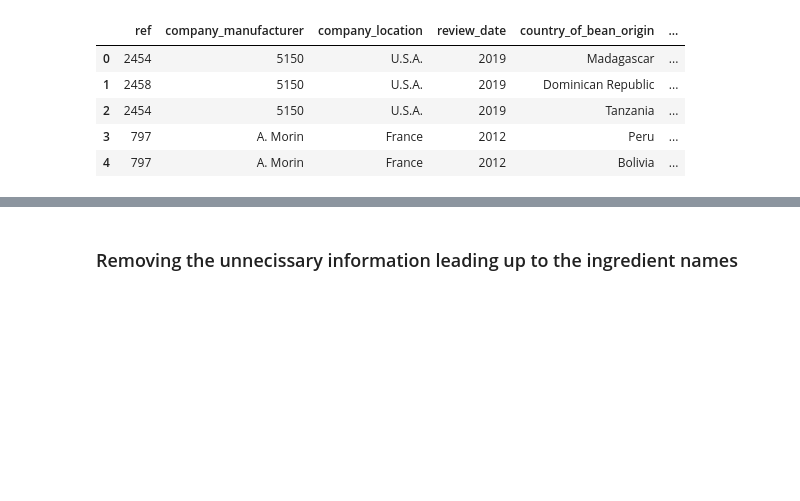
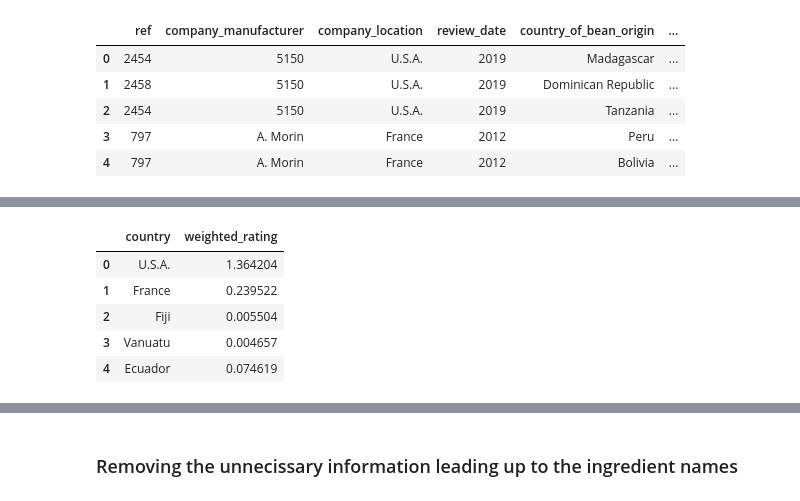
Before and after one commit to jchandleroneal/bsc-phase-three-project, a Jupyter notebook: notebooks/exploratory/chandler/main_notebook.ipynb, the cells around one changed output, grey strips where cells are left out. Saved outputs shown, nothing was run; the diff lists cells and outputs as text; code cells hidden in the pictures; blank space fills up the shorter version.

```diff
--- a/notebooks/exploratory/chandler/main_notebook.ipynb
+++ b/notebooks/exploratory/chandler/main_notebook.ipynb
@@ -111,0 +116,10 @@ first_bin = x[:47]
+# %%
+group_df = pd.DataFrame(list(zip(companies_loc, weighted_rating)), columns=['country', 'weighted_rating'])
+group_df.head()
+# %% [output]
+|  | country | weighted_rating |
+| 0 | U.S.A. | 1.364204 |
+| 1 | France | 0.239522 |
+| 2 | Fiji | 0.005504 |
+| 3 | Vanuatu | 0.004657 |
+| 4 | Ecuador | 0.074619 |
```
Also changed, not shown: parts of 30 cells of this notebook.
